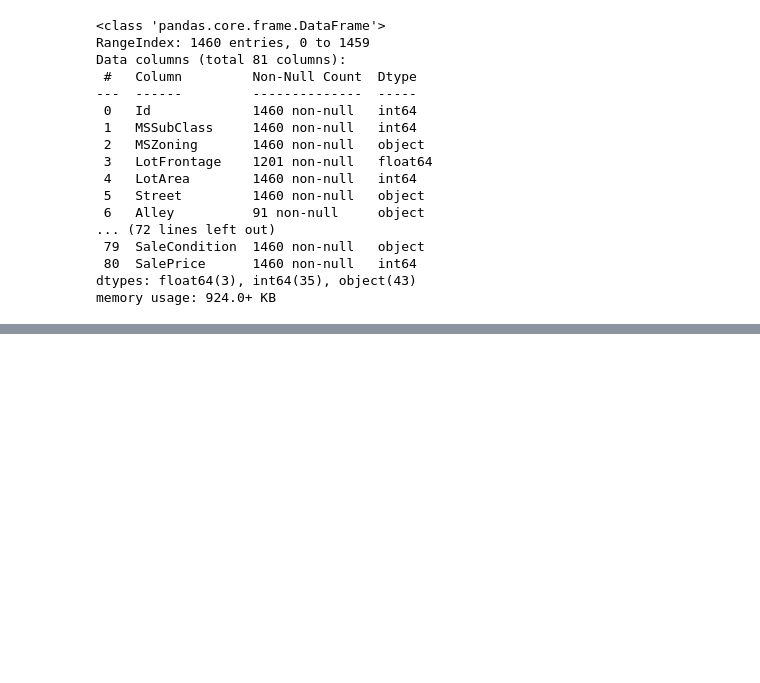
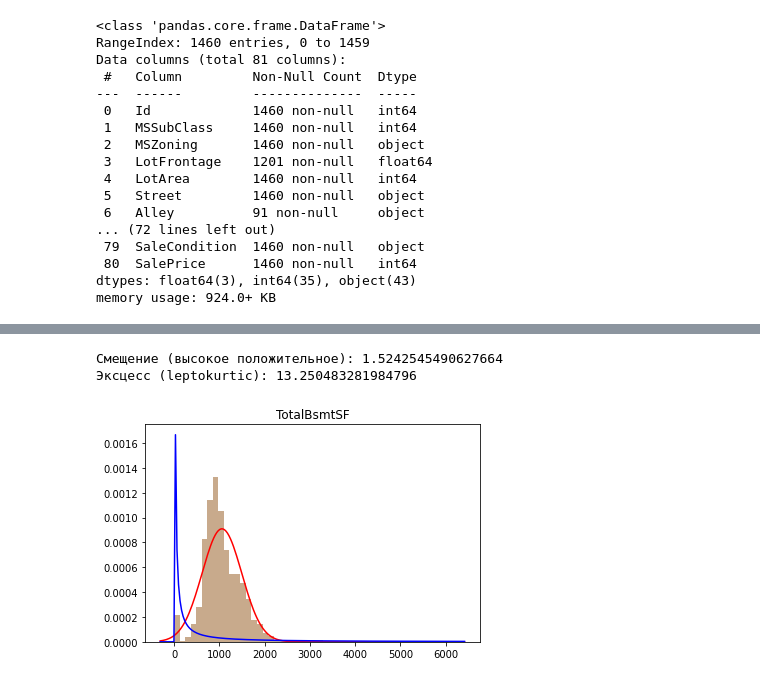
Before and after one commit to UTMN-Magistracy/Machine_Learning, a Jupyter notebook: lab_1/lab1.ipynb, the cells around one changed output, grey strips where cells are left out. Saved outputs shown, nothing was run; the diff lists cells and outputs as text; code cells hidden in the pictures; blank space fills up the shorter version.

```diff
--- a/lab_1/lab1.ipynb
+++ b/lab_1/lab1.ipynb
@@ -51,0 +139,9 @@ display(numeric_features)
+# %%
+'''
+TotalBsmtSF - общая площадь подвала в квадратных футах
+'''
+present_info(feature=numeric_features['TotalBsmtSF'])
+# %% [output]
+Смещение (высокое положительное): 1.5242545490627664
+Эксцесс (leptokurtic): 13.250483281984796
+[figure, added]
```
Also changed, not shown: parts of 16 cells of this notebook, 19 other files.
